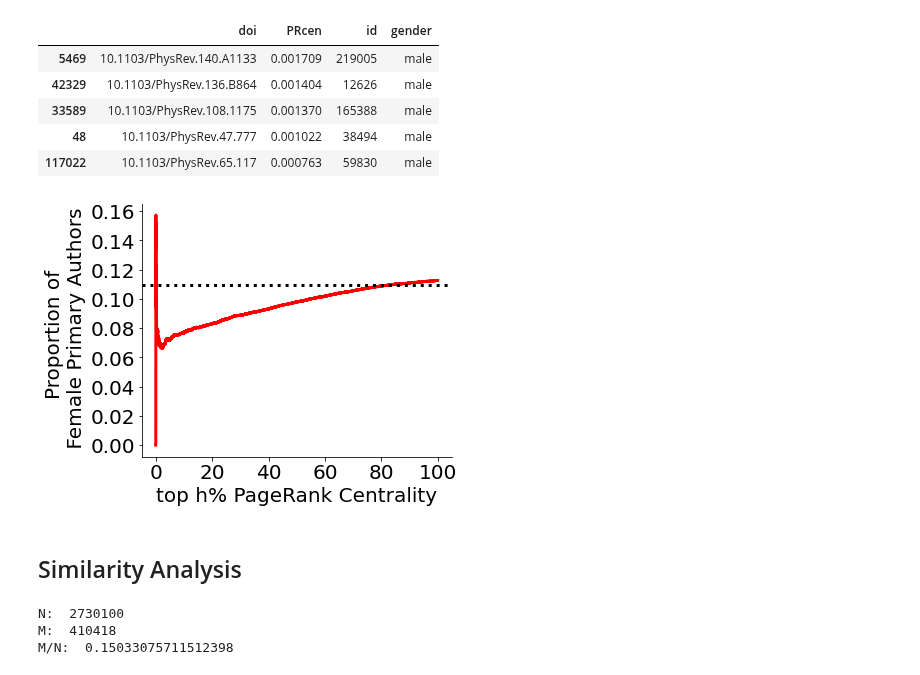
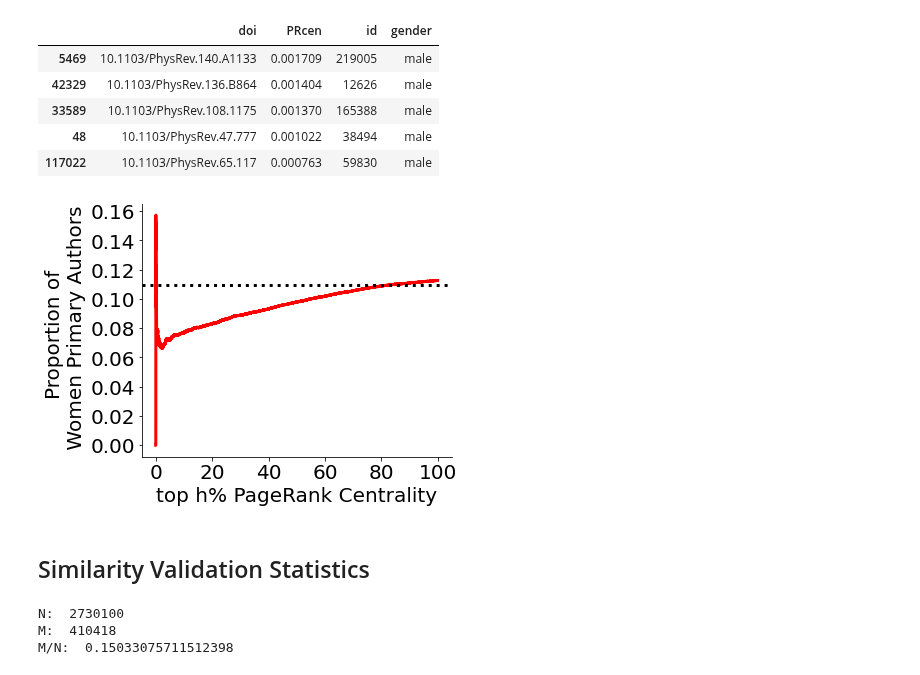
Before and after one commit to therobinkay/firstmover, a Jupyter notebook: main.ipynb, the cells around one changed output. Drawn from its saved outputs; the diff is of its cells as text; code cells hidden in the pictures.

```diff
--- a/main.ipynb
+++ b/main.ipynb
@@ -27,7 +28,7 @@ warnings.filterwarnings("ignore")
 # import necessary data
 
 # result = pd.read_csv("/Users/robinkong/codes/result.csv")
-# paperdata = pd.read_csv("/Users/robinkong/codes/paperdata.csv")
+paperdata = pd.read_csv("/Users/robinkong/codes/paperdata.csv")
 cb = pd.read_csv("/Users/robinkong/codes/citationBara.csv")
 primdata = pd.read_csv("/Users/robinkong/codes/primdata.csv")
 # pair = pd.read_csv("/Users/robinkong/codes/pairs.csv", chunksize = 1000000)
@@ -666,32 +817,32 @@ pr_age = pr_age.rename(columns={'id_x': "id", "gender_x": "gender"}
 # %%
 # Comparative graph for actual female proportion vs. expected female proportion
 
 prs_gender = prs_new['gender'].to_numpy()
 cumulate_prs_gender = np.cumsum(prs_gender == "female")
 
 fig, ax = plt.subplots(figsize=(6,4.5))
 right_side = ax.spines["right"]
 top_side = ax.spines["top"]
 right_side.set_visible(False)
 top_side.set_visible(False)
 
 plt.plot((np.arange(len(prs_new))*100)/len(prs_new),
          cumulate_prs_gender/np.arange(1, len(prs_new)+1), color='red', lw=3)
 # plt.axhline(y=0.08274119036274367, color='black', linestyle='dotted', lw=3)
 plt.axhline(y=len(cited[cited['gender'] == 'female'])/len(cited),
             color='black', linestyle='dotted', lw=3)
 
 plt.xlabel("top h% PageRank Centrality", fontsize=20)
-plt.ylabel("Proportion of \n Female Primary Authors", fontsize = 20)
+plt.ylabel("Proportion of \n Women Primary Authors", fontsize = 20)
 
 plt.xticks(fontsize=20)
 plt.yticks(fontsize=20)
 plt.tight_layout()
 fig.savefig(f"/Users/robinkong/codes/Fig_3A_PageRank.pdf")
 # %% [output]
-[figure, old version]
+[figure, new version]
 # %% [markdown]
-## Similarity Analysis
+## Similarity Validation Statistics
 # %%
 # filter conditions
 
```
Also changed, not shown: parts of 29 cells of this notebook.
